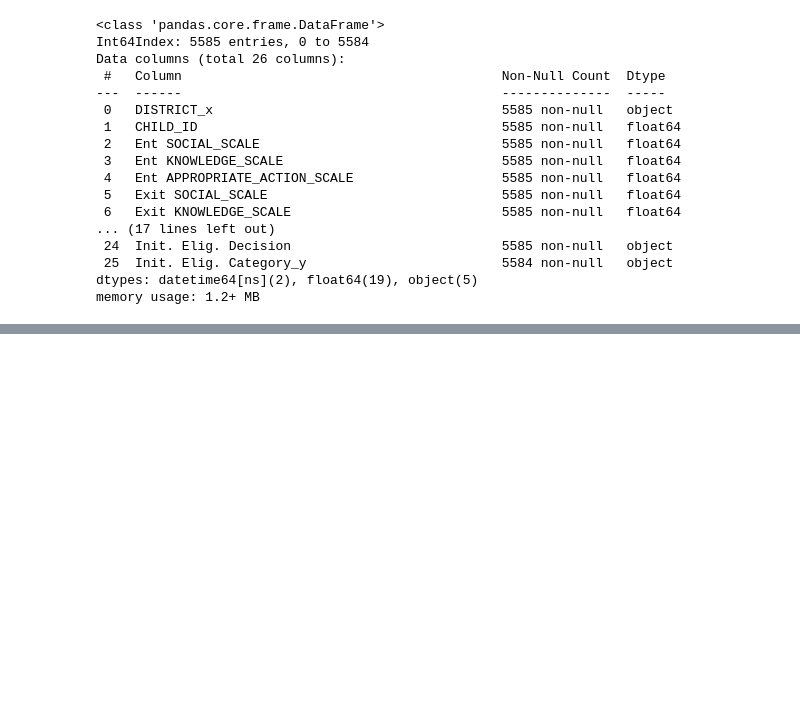
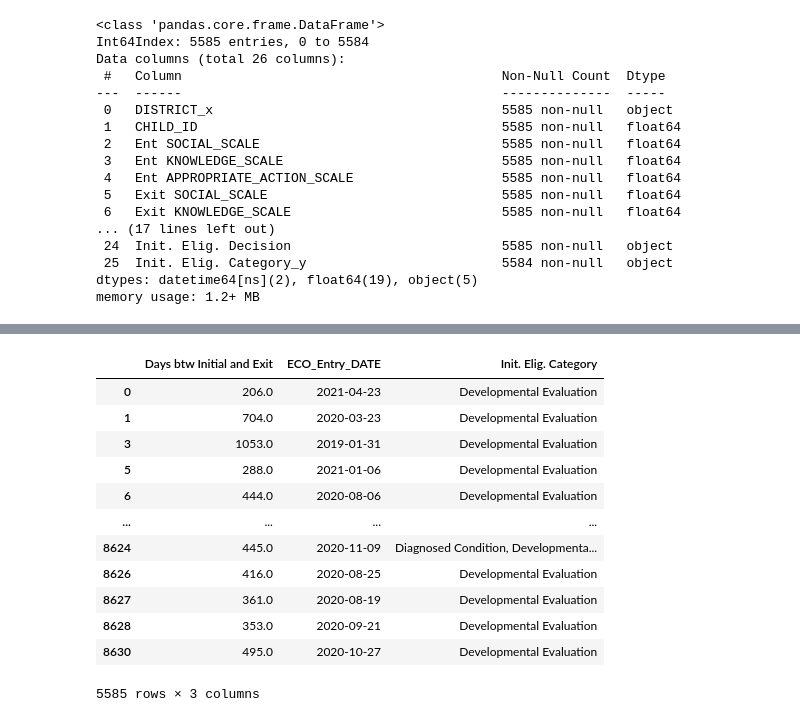
Before and after one commit to NSS-Data-Analytics-Cohort-7/didd-newbalancesonthebloc, a Jupyter notebook: Notebook/DIDD_partner_project.ipynb, the cells around one changed output, grey strips where cells are left out. Saved outputs shown, nothing was run; the diff lists cells and outputs as text; code cells hidden in the pictures; blank space fills up the shorter version.

```diff
--- a/Notebook/DIDD_partner_project.ipynb
+++ b/Notebook/DIDD_partner_project.ipynb
@@ -688,0 +635,17 @@ plt.title('Number of Children by Eligibility Category', fontsize = 16, weight =
+# %%
+eco_21_22_data_animate = eco_21_22_data[['Days btw Initial and Exit', 'ECO_Entry_DATE', 'Init. Elig. Category']]
+eco_21_22_data_animate
+# %% [output]
+|  | Days btw Initial and Exit | ECO_Entry_DATE | Init. Elig. Category |
+| 0 | 206.0 | 2021-04-23 | Developmental Evaluation |
+| 1 | 704.0 | 2020-03-23 | Developmental Evaluation |
+| 3 | 1053.0 | 2019-01-31 | Developmental Evaluation |
+| 5 | 288.0 | 2021-01-06 | Developmental Evaluation |
+| 6 | 444.0 | 2020-08-06 | Developmental Evaluation |
+| ... | ... | ... | ... |
+| 8624 | 445.0 | 2020-11-09 | Diagnosed Condition, Developmenta... |
+| 8626 | 416.0 | 2020-08-25 | Developmental Evaluation |
+| 8627 | 361.0 | 2020-08-19 | Developmental Evaluation |
+| 8628 | 353.0 | 2020-09-21 | Developmental Evaluation |
+| 8630 | 495.0 | 2020-10-27 | Developmental Evaluation |
+5585 rows × 3 columns
```
Also changed, not shown: parts of 30 cells of this notebook.
